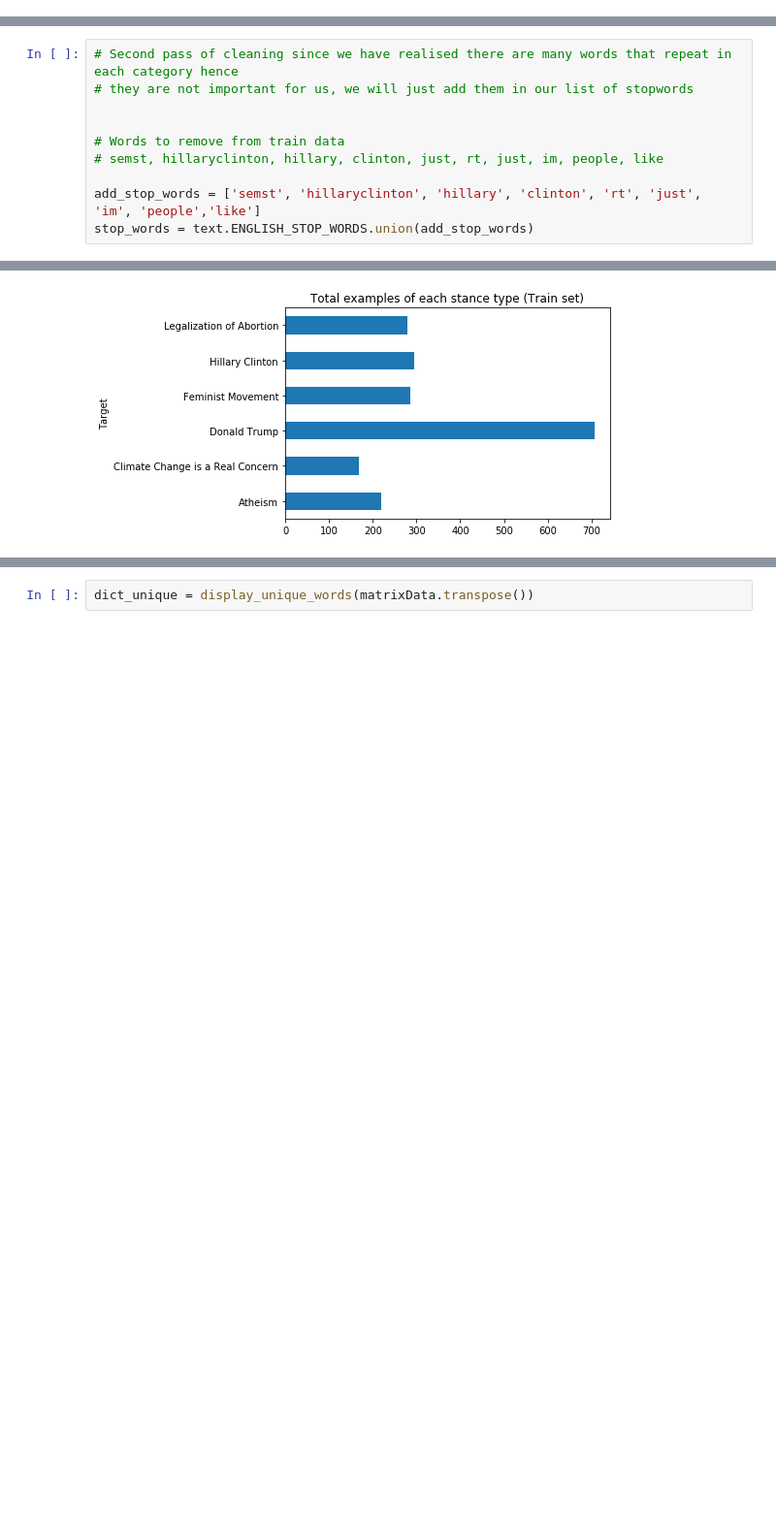
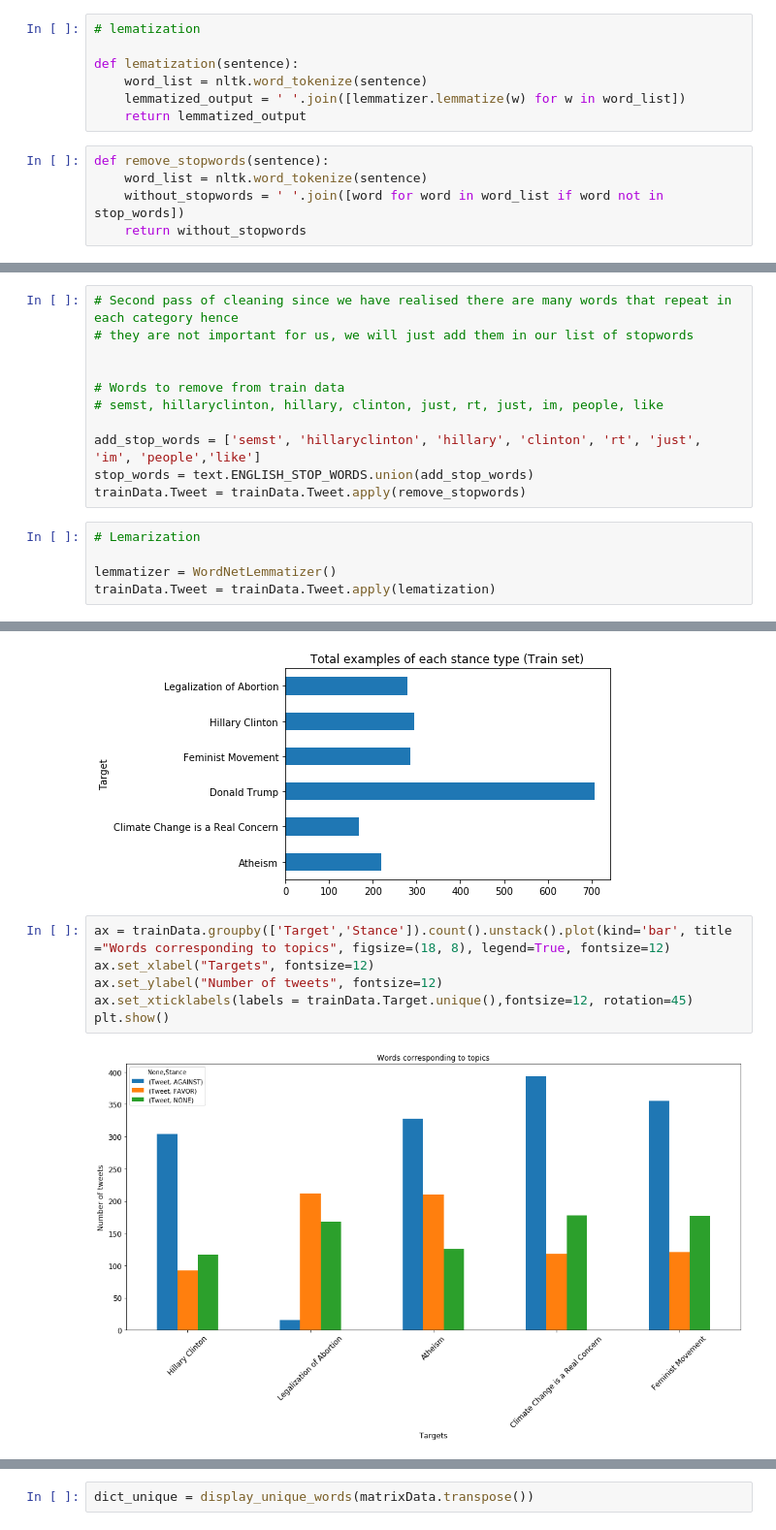
Before and after one commit to HaiderSS/Stance-Classification-in-Tweets, a Jupyter notebook: Text preprocessing and Visualisation.ipynb, the cells around one changed output, grey strips where cells are left out. Shown at 97% size. Drawn from its saved outputs; the diff is of its cells as text; blank space fills up the shorter version.

```diff
--- a/Text preprocessing and Visualisation.ipynb
+++ b/Text preprocessing and Visualisation.ipynb
@@ -120,6 +144,18 @@ def display_total_words(data):
     print("Total words in each topic : ")
     print(l)
     return l
+# %%
+# lematization
+
+def lematization(sentence):
+    word_list = nltk.word_tokenize(sentence)
+    lemmatized_output = ' '.join([lemmatizer.lemmatize(w) for w in word_list])
+    return lemmatized_output
+# %%
+def remove_stopwords(sentence):
+    word_list = nltk.word_tokenize(sentence)
+    without_stopwords = ' '.join([word for word in word_list if word not in stop_words])
+    return without_stopwords
 # %%
 orignaltrainData = read_data("train.csv")  # train data
 orignaltestData = read_data("test.csv")  # test data
@@ -236,6 +272,12 @@ Counter(commonWords).most_common()
 
 add_stop_words = ['semst', 'hillaryclinton', 'hillary', 'clinton', 'rt', 'just', 'im', 'people','like']
 stop_words = text.ENGLISH_STOP_WORDS.union(add_stop_words)
+trainData.Tweet = trainData.Tweet.apply(remove_stopwords)
+# %%
+# Lemarization
+
+lemmatizer = WordNetLemmatizer()
+trainData.Tweet = trainData.Tweet.apply(lematization)
 # %% [markdown]
 ### Visualisation Part
 # %%
@@ -320,5 +363,13 @@ Hillary Clinton                     295
 Legalization of Abortion            280
 Name: Tweet, dtype: int64
 [figure]
+# %%
+ax = trainData.groupby(['Target','Stance']).count().unstack().plot(kind='bar', title ="Words corresponding to topics", figsize=(18, 8), legend=True, fontsize=12)
+ax.set_xlabel("Targets", fontsize=12)
+ax.set_ylabel("Number of tweets", fontsize=12)
+ax.set_xticklabels(labels = trainData.Target.unique(),fontsize=12, rotation=45)
+plt.show()
+# %% [output]
+[figure, added]
 # %%
 # Hypthesis 2 : How many unique and total words used in each stance category of target topic
```
Also changed, not shown: parts of 8 cells of this notebook, 2 other files.
